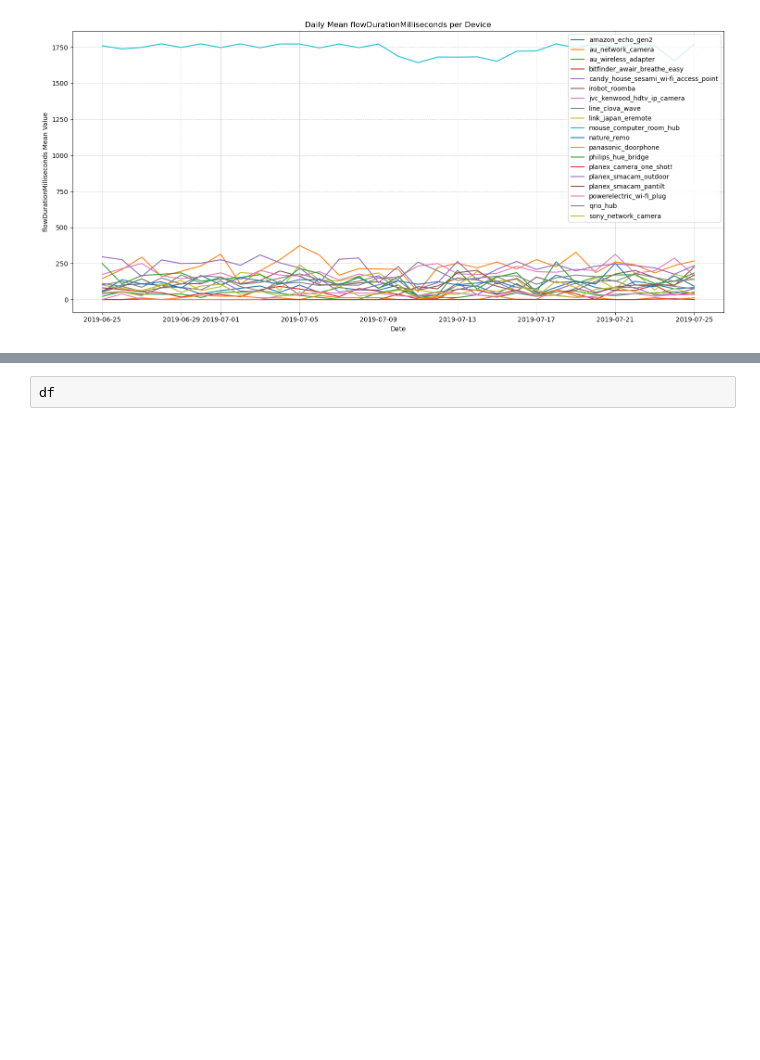
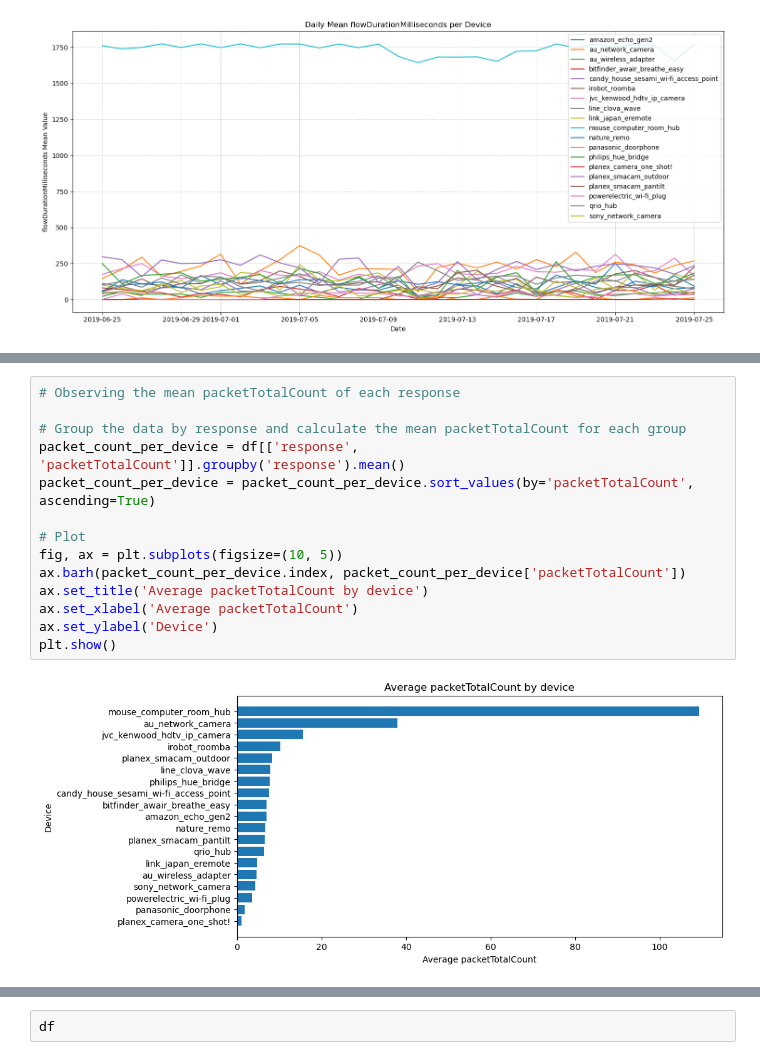
Before and after one commit to looopdawg/IPFIXDeviceIdentification, a Jupyter notebook: DATA3001_EDA.ipynb, the cells around one changed output, grey strips where cells are left out. Cells and saved outputs as stored; diff of their text form; blank space fills up the shorter version.

```diff
--- a/DATA3001_EDA.ipynb
+++ b/DATA3001_EDA.ipynb
@@ -340,0 +330,16 @@ Index(['amazon_echo_gen2', 'au_network_camera', 'au_wireless_adapter',
+# %%
+# Observing the mean packetTotalCount of each response
+
+# Group the data by response and calculate the mean packetTotalCount for each group
+packet_count_per_device = df[['response', 'packetTotalCount']].groupby('response').mean()
+packet_count_per_device = packet_count_per_device.sort_values(by='packetTotalCount', ascending=True)
+
+# Plot
+fig, ax = plt.subplots(figsize=(10, 5))
+ax.barh(packet_count_per_device.index, packet_count_per_device['packetTotalCount'])
+ax.set_title('Average packetTotalCount by device')
+ax.set_xlabel('Average packetTotalCount')
+ax.set_ylabel('Device')
+plt.show()
+# %% [output]
+[figure, added]
```
Also changed, not shown: parts of 6 cells of this notebook.
